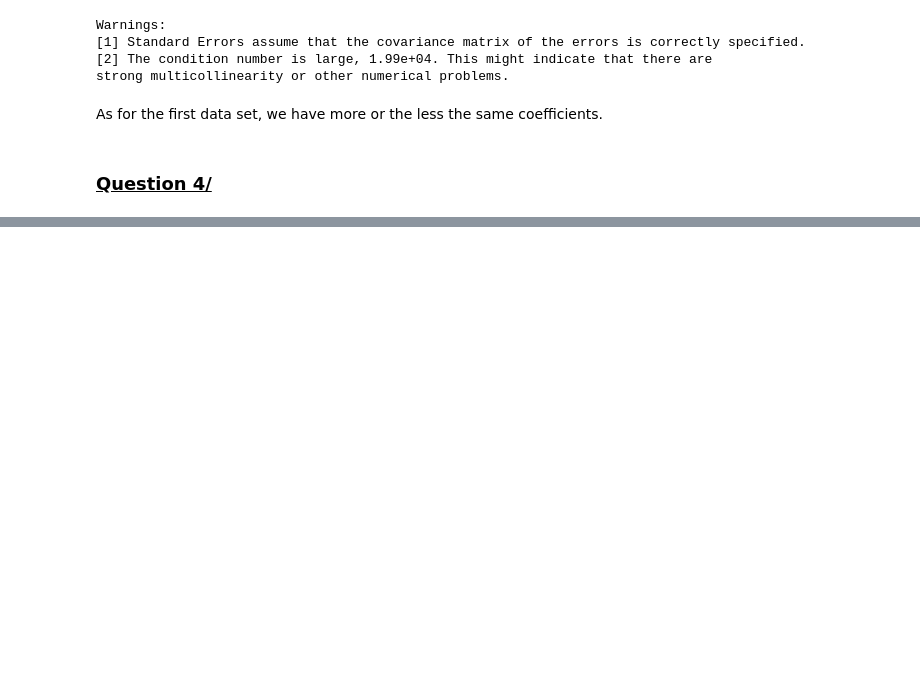
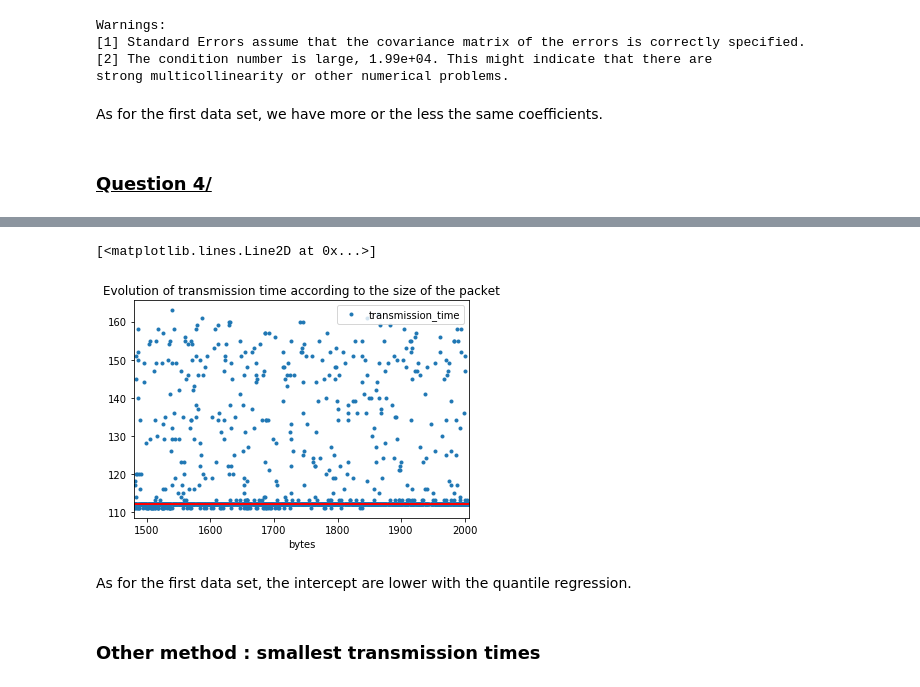
Before and after one commit to MarieBadaroux/Recherche_Reproductible, a Jupyter notebook: Recherche_reproductible_ping.ipynb, the cells around one changed output, grey strips where cells are left out. Cells and saved outputs as stored; diff of their text form; code cells hidden in the pictures; blank space fills up the shorter version.

```diff
--- a/Recherche_reproductible_ping.ipynb
+++ b/Recherche_reproductible_ping.ipynb
@@ -560,0 +609,12 @@ As for the first data set, we have more or the less the same coefficients.
+# %%
+data_bis_2.plot(x='bytes', y='transmission_time', title="Evolution of transmission time according to the size of the packet", style='.')
+calculate_y_quantile = lambda a, b: a * data_bis_2['bytes'] + b
+y_quantile = calculate_y_quantile( 2.129e-10, 112.0000)
+plt.plot(data_bis_2['bytes'], y_quantile, color='red')
+# %% [output]
+[<matplotlib.lines.Line2D at 0x...>]
+[figure, added]
+# %% [markdown]
+As for the first data set, the intercept are lower with the quantile regression.
+# %% [markdown]
+### Other method : smallest transmission times
```
Also changed, not shown: parts of 11 cells of this notebook.
